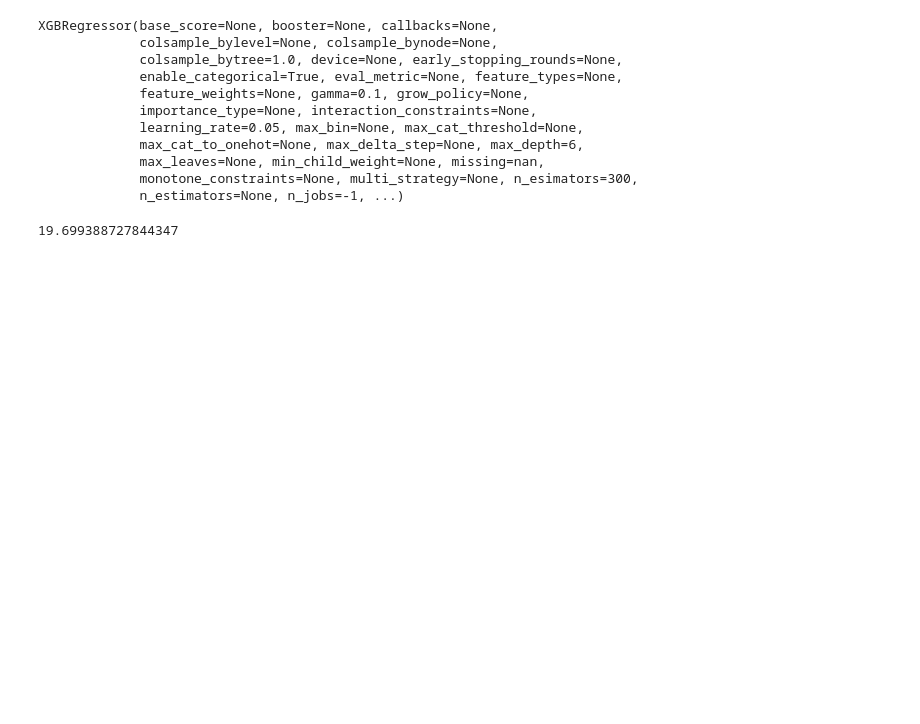
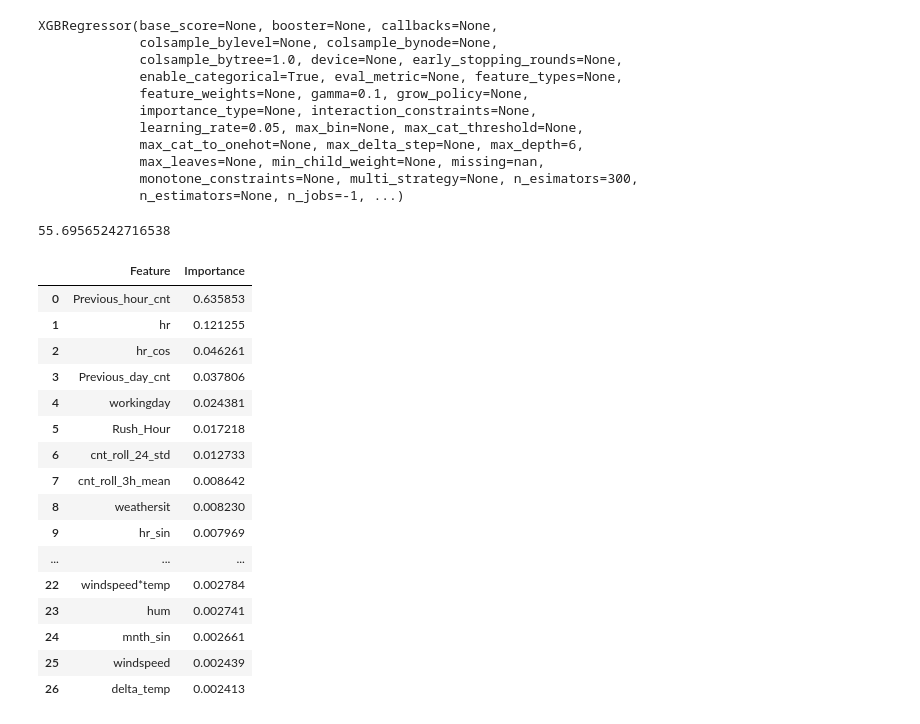
Before and after one commit to lahsainiyazid/bike-sharing-prediction, a Jupyter notebook: notebook/bikes.ipynb, the cells around one changed output. Drawn from its saved outputs; the diff is of its cells as text; code cells hidden in the pictures; blank space fills up the shorter version.

```diff
--- a/notebook/bikes.ipynb
+++ b/notebook/bikes.ipynb
@@ -193,7 +193,7 @@ We drop features with no predictive value :They just introduced noise:
 # %%
 df.drop(['bad_weather','Off_Peak'],axis=1,inplace=True)
 # %%
-X=df.drop(['log_cnt','dteday'],axis=1)
+X=df.drop(['log_cnt','dteday','casual','registered'],axis=1)
 y=df['log_cnt']
 X_train=X[:13884]
 X_test=X[13884:]
@@ -222,4 +222,24 @@ y_pred_2=v2.predict(X_test)
 rmse_2=root_mean_squared_error(np.expm1(y_test),np.expm1(y_pred_2))
 rmse_2
 # %% [output]
-19.699388727844347
+55.69565242716538
+# %%
+feature_importance(v2)
+# %% [output]
+|  | Feature | Importance |
+| 0 | Previous_hour_cnt | 0.635853 |
+| 1 | hr | 0.121255 |
+| 2 | hr_cos | 0.046261 |
+| 3 | Previous_day_cnt | 0.037806 |
+| 4 | workingday | 0.024381 |
+| 5 | Rush_Hour | 0.017218 |
+| 6 | cnt_roll_24_std | 0.012733 |
+| 7 | cnt_roll_3h_mean | 0.008642 |
+| 8 | weathersit | 0.008230 |
+| 9 | hr_sin | 0.007969 |
+| ... | ... | ... |
+| 22 | windspeed*temp | 0.002784 |
+| 23 | hum | 0.002741 |
+| 24 | mnth_sin | 0.002661 |
+| 25 | windspeed | 0.002439 |
+| 26 | delta_temp | 0.002413 |
```
